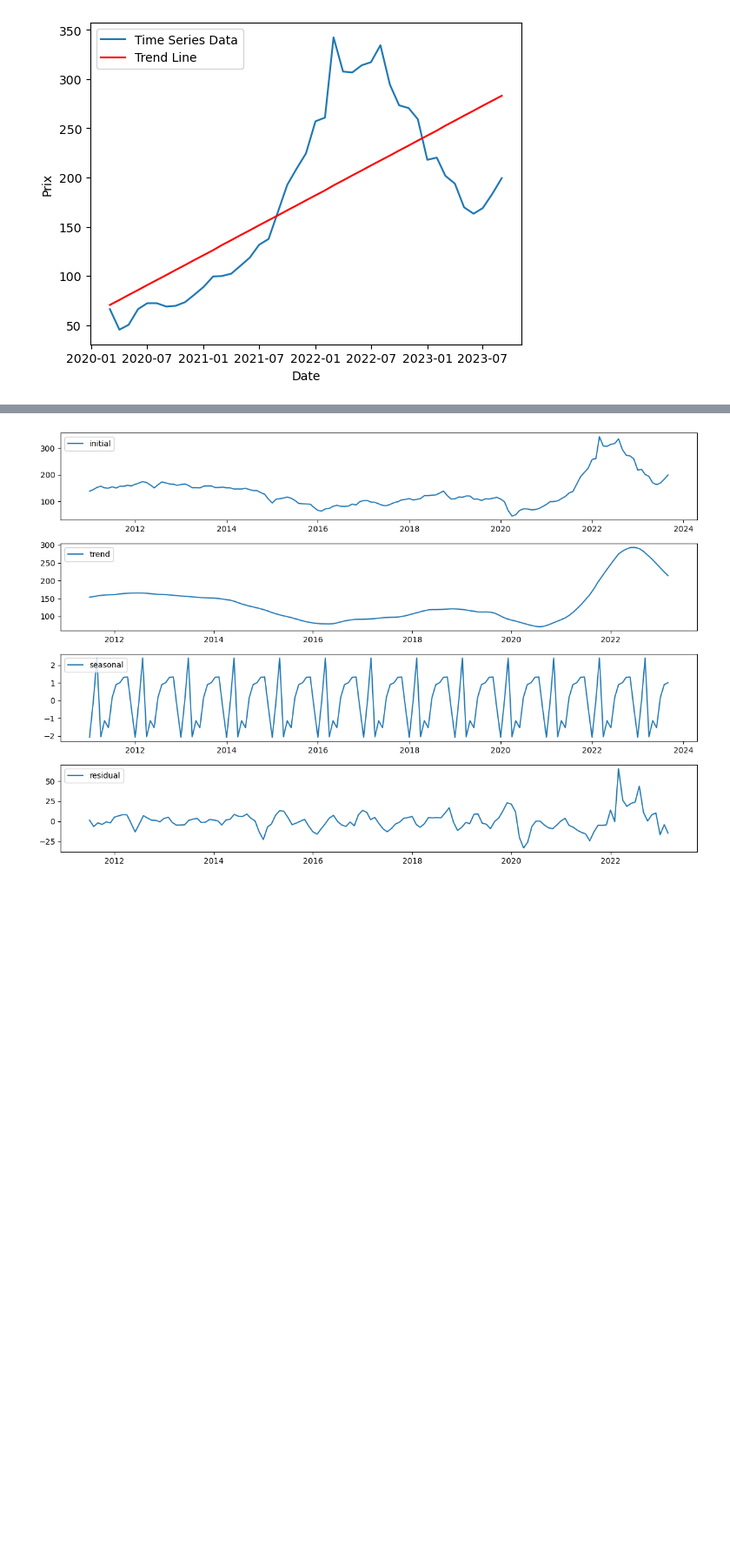
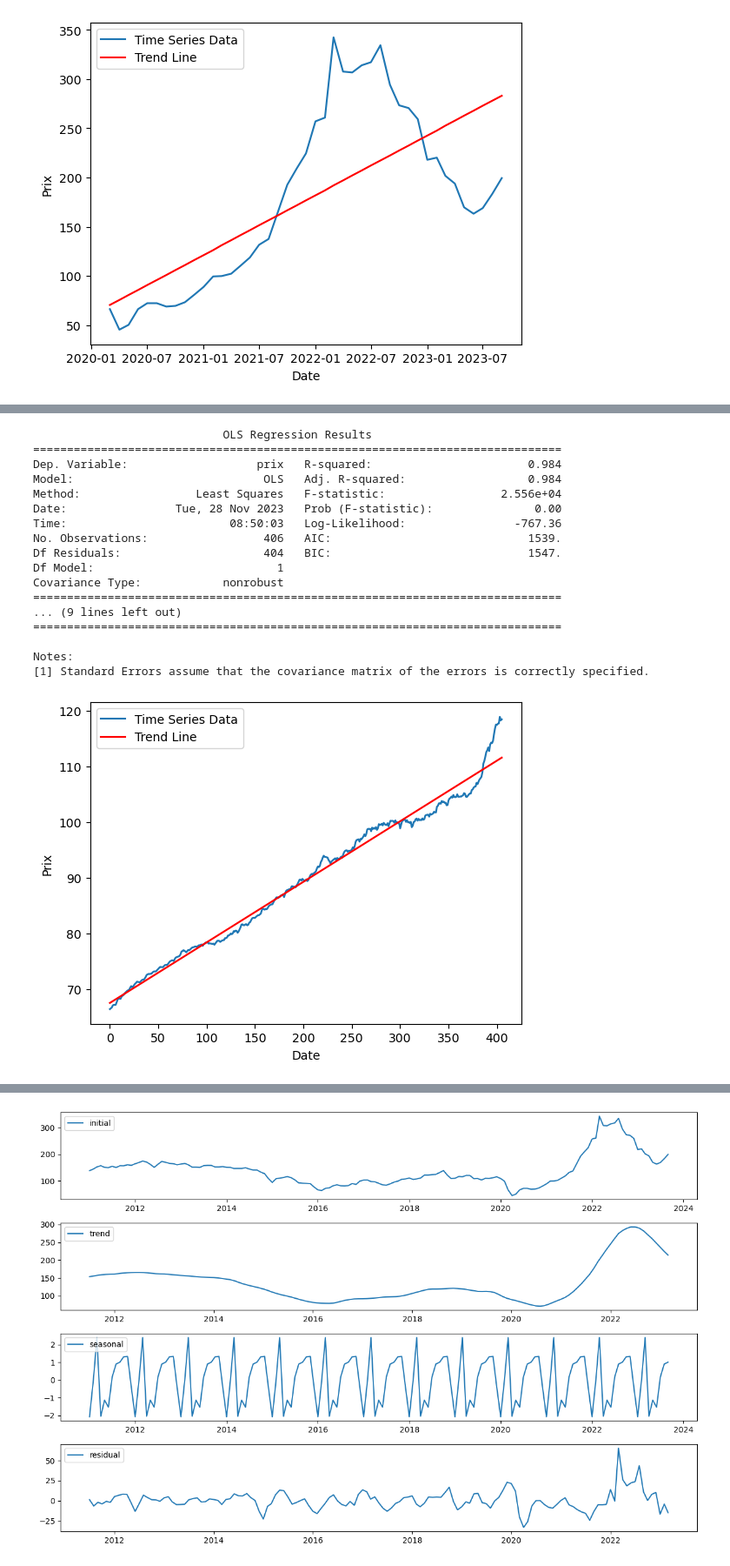
Before and after one commit to NathanVnh/Projet-Python, a Jupyter notebook: execute.ipynb, the cells around one changed output, grey strips where cells are left out. Shown at 87% size. Cells and saved outputs as stored; diff of their text form; code cells hidden in the pictures; blank space fills up the shorter version.

Commit message:
trends sur les séries temps

```diff
--- a/execute.ipynb
+++ b/execute.ipynb
@@ -166,0 +192,48 @@ Notes:
+# %%
+df = pd.DataFrame({
+    'prix':IPC_tot_insee['OBS_VALUE'],
+    'index': range(len(IPC_tot_insee['OBS_VALUE']))
+})
+
+# Define the independent variable (X) and the dependent variable (y)
+X = df['index']
+y = df['prix']
+
+# Add a constant term to the independent variable for the intercept
+X = sm.add_constant(X)
+
+# Fit the linear regression model
+model = sm.OLS(y, X).fit()
+print(model.summary())
+# Plot the time series data
+plt.plot(df.index, df['prix'], label='Time Series Data')
+
+# Plot the regression line
+plt.plot(df.index, model.predict(X), color='red', label='Trend Line')
+
+# Add labels and a legend
+plt.xlabel('Date')
+plt.ylabel('Prix')
+plt.legend()
+
+# Show the plot
+plt.show()
+# %% [output]
+                            OLS Regression Results
+==============================================================================
+Dep. Variable:                   prix   R-squared:                       0.984
+Model:                            OLS   Adj. R-squared:                  0.984
+Method:                 Least Squares   F-statistic:                 2.556e+04
+Date:                Tue, 28 Nov 2023   Prob (F-statistic):               0.00
+Time:                        08:50:03   Log-Likelihood:                -767.36
+No. Observations:                 406   AIC:                             1539.
+Df Residuals:                     404   BIC:                             1547.
+Df Model:                           1
+Covariance Type:            nonrobust
+==============================================================================
+... (9 lines left out)
+==============================================================================
+
+Notes:
+[1] Standard Errors assume that the covariance matrix of the errors is correctly specified.
+[figure, added]
```
Also changed, not shown: parts of 4 cells of this notebook.
